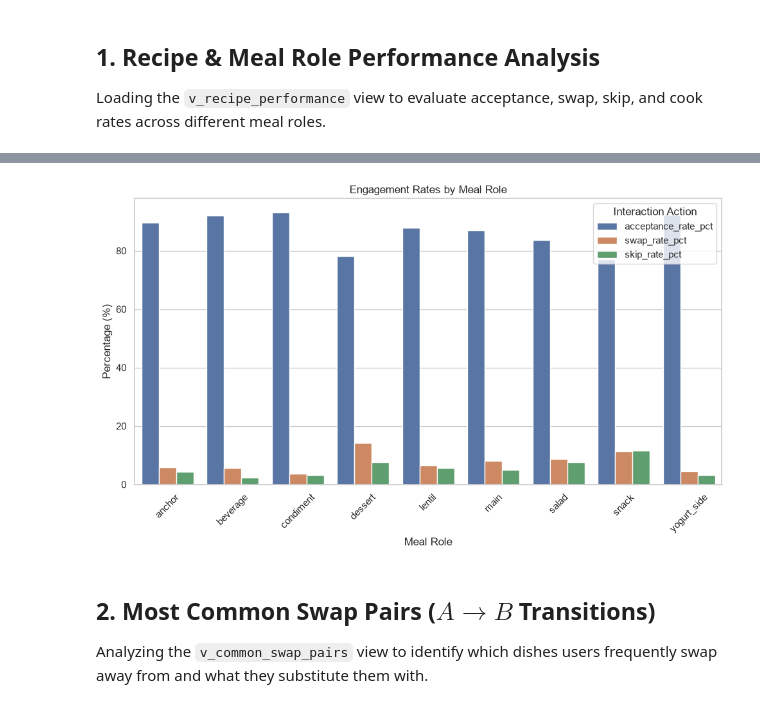
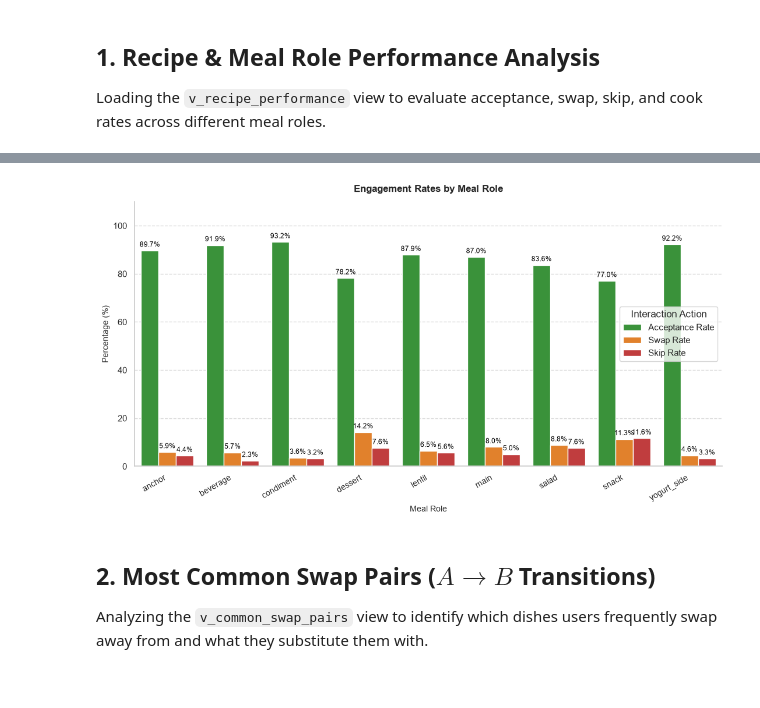
Before and after one commit to ChiranjeeviNanda/shopconnect-recommendation, a Jupyter notebook: notebooks/sql_analysis.ipynb, the cells around one changed output, grey strips where cells are left out. Saved outputs shown, nothing was run; the diff lists cells and outputs as text; code cells hidden in the pictures.

Commit message:
feat(analytics): enhance views analysis visualization graphs

```diff
--- a/notebooks/sql_analysis.ipynb
+++ b/notebooks/sql_analysis.ipynb
@@ -30,7 +30,6 @@ Loading the `v_recipe_performance` view to evaluate acceptance, swap, skip, and
 query_recipe_perf = "SELECT * FROM v_recipe_performance;"
 df_recipe_perf = pd.read_sql(query_recipe_perf, engine)
 
-# Display the first few rows of the recipe performance dataset
 display(df_recipe_perf.head())
 
 # Aggregate performance metrics by meal role to analyze user behavior per category
@@ -41,21 +40,61 @@ df_meal_role_summary = df_recipe_perf.groupby('meal_role').agg({
     'total_interactions': 'sum'
 }).reset_index()
 
-# Plot acceptance vs swap rates by meal role to identify friction points
-plt.figure(figsize=(10, 6))
-sns.barplot(
-    data=df_meal_role_summary.melt(id_vars='meal_role', value_vars=['acceptance_rate_pct', 'swap_rate_pct', 'skip_rate_pct']),
+# Reshape data and format legend labels cleanly
+df_melted = df_meal_role_summary.melt(
+    id_vars='meal_role',
+    value_vars=['acceptance_rate_pct', 'swap_rate_pct', 'skip_rate_pct'],
+    var_name='action',
+    value_name='percentage'
+)
+label_map = {
+    'acceptance_rate_pct': 'Acceptance Rate',
+    'swap_rate_pct': 'Swap Rate',
+    'skip_rate_pct': 'Skip Rate'
+}
+df_melted['action'] = df_melted['action'].map(label_map)
+
+# Define a custom semantic color palette
+semantic_palette = {
+    'Acceptance Rate': '#2ca02c',
+    'Swap Rate': '#ff7f0e',
+    'Skip Rate': '#d62728'
+}
+
+# Plot acceptance vs swap vs skip rates by meal role
+plt.figure(figsize=(11, 6))
+ax = sns.barplot(
+    data=df_melted,
     x='meal_role',
-    y='value',
-    hue='variable'
+    y='percentage',
+    hue='action',
+    palette=semantic_palette
 )
 
-# This chart visualizes how user engagement metrics (acceptance, swap, skip percentages) vary across different meal roles in the recommendation engine.
-plt.title('Engagement Rates by Meal Role')
-plt.xlabel('Meal Role')
-plt.ylabel('Percentage (%)')
-plt.legend(title='Interaction Action')
-plt.xticks(rotation=45)
+plt.title('Engagement Rates by Meal Role', fontsize=12, weight='bold', pad=12)
+plt.xlabel('Meal Role', fontsize=10)
+plt.ylabel('Percentage (%)', fontsize=10)
+plt.ylim(0, 110)
+plt.xticks(rotation=30, ha='right', fontsize=10)
+plt.legend(title='Interaction Action', frameon=True)
+
+# Add data labels on top of each grouped bar
+for p in ax.patches:
+    height = p.get_height()
+    if height > 0:
+        ax.annotate(
+            f'{height:.1f}%',
+            (p.get_x() + p.get_width() / 2.0, height),
+            ha='center',
+            va='bottom',
+            fontsize=8.5,
+            color='black',
+            xytext=(0, 3),
+            textcoords='offset points'
+        )
+
+plt.grid(axis='y', linestyle='--', alpha=0.7)
+sns.despine()
 plt.tight_layout()
 plt.show()
 # %% [output]
@@ -68,4 +107,4 @@ plt.show()
-[figure, old version]
+[figure, new version]
 # %% [markdown]
 ## 2. Most Common Swap Pairs ($A \rightarrow B$ Transitions)
 Analyzing the `v_common_swap_pairs` view to identify which dishes users frequently swap away from and what they substitute them with.
```
Also changed, not shown: parts of 4 cells of this notebook.
